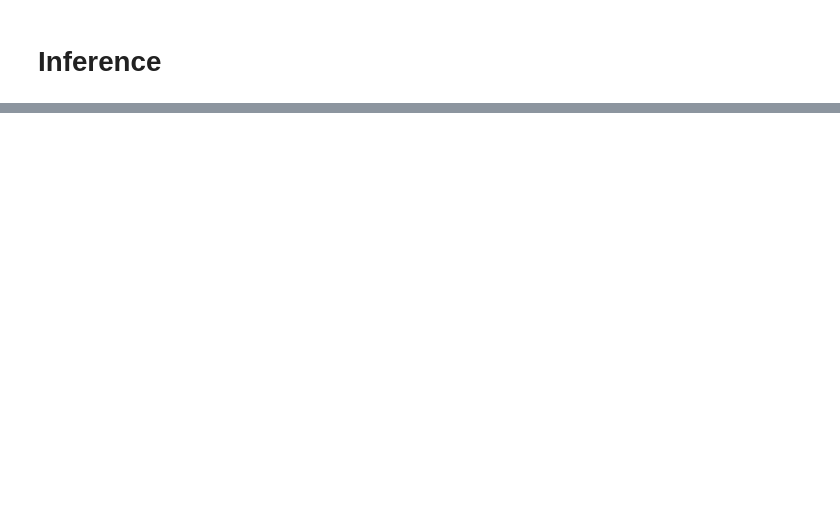
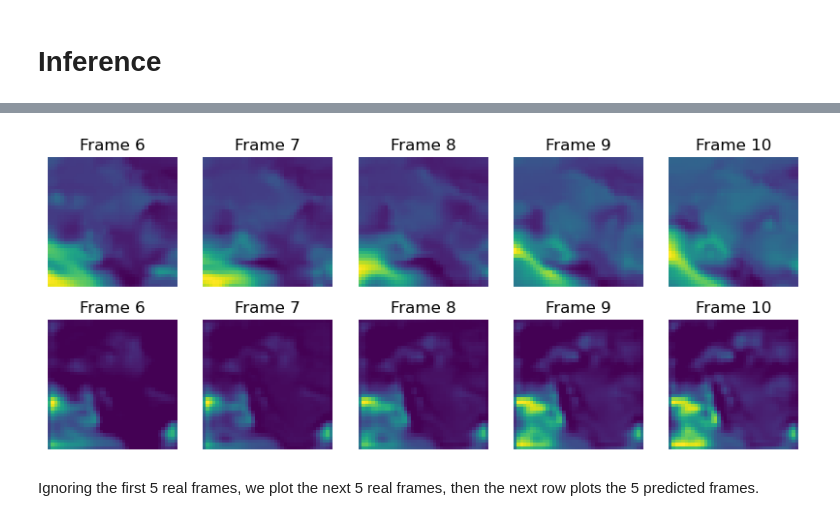
Before and after one commit to matthewgraca/hrrr-smoke-viz, a Jupyter notebook: hrrr-convlstm_experiment.ipynb, the cells around one changed output, grey strips where cells are left out. Drawn from its saved outputs; the diff is of its cells as text; code cells hidden in the pictures; blank space fills up the shorter version.

```diff
--- a/hrrr-convlstm_experiment.ipynb
+++ b/hrrr-convlstm_experiment.ipynb
@@ -327,0 +453,35 @@ plt.show()
+# %%
+# Pick the first/last ten frames from the example.
+frames = sample
+original_frames = expected
+
+# Predict a new set of 5 frames.
+for _ in range(5):
+    # Extract the model's prediction and post-process it.
+    new_prediction = seq.predict(np.expand_dims(frames, axis=0))
+    new_prediction = np.squeeze(new_prediction, axis=0)
+    predicted_frame = np.expand_dims(new_prediction[-1], axis=0)
+
+    # Extend the set of prediction frames.
+    frames = np.concatenate((frames, predicted_frame), axis=0)
+print(frames.shape)
+
+# Construct a figure for the original and new frames.
+fig, axes = plt.subplots(2, 5, figsize=(10, 4))
+
+# Plot the original frames.
+for idx, ax in enumerate(axes[0]):
+    ax.imshow(np.squeeze(original_frames[idx]))
+    ax.set_title(f"Frame {idx + 6}")
+    ax.axis("off")
+
+# Plot the new frames.
+new_frames = frames[5:]
+for idx, ax in enumerate(axes[1]):
+    ax.imshow(np.squeeze(new_frames[idx]))
+    ax.set_title(f"Frame {idx + 6}")
+    ax.axis("off")
+
+# Display the figure.
+plt.show()
+# %% [output]
@@ -327,0 +495,3 @@ plt.show()
+[figure, added]
+# %% [markdown]
+Ignoring the first 5 real frames, we plot the next 5 real frames, then the next row plots the 5 predicted frames.
```
Also changed, not shown: parts of 16 cells of this notebook.
